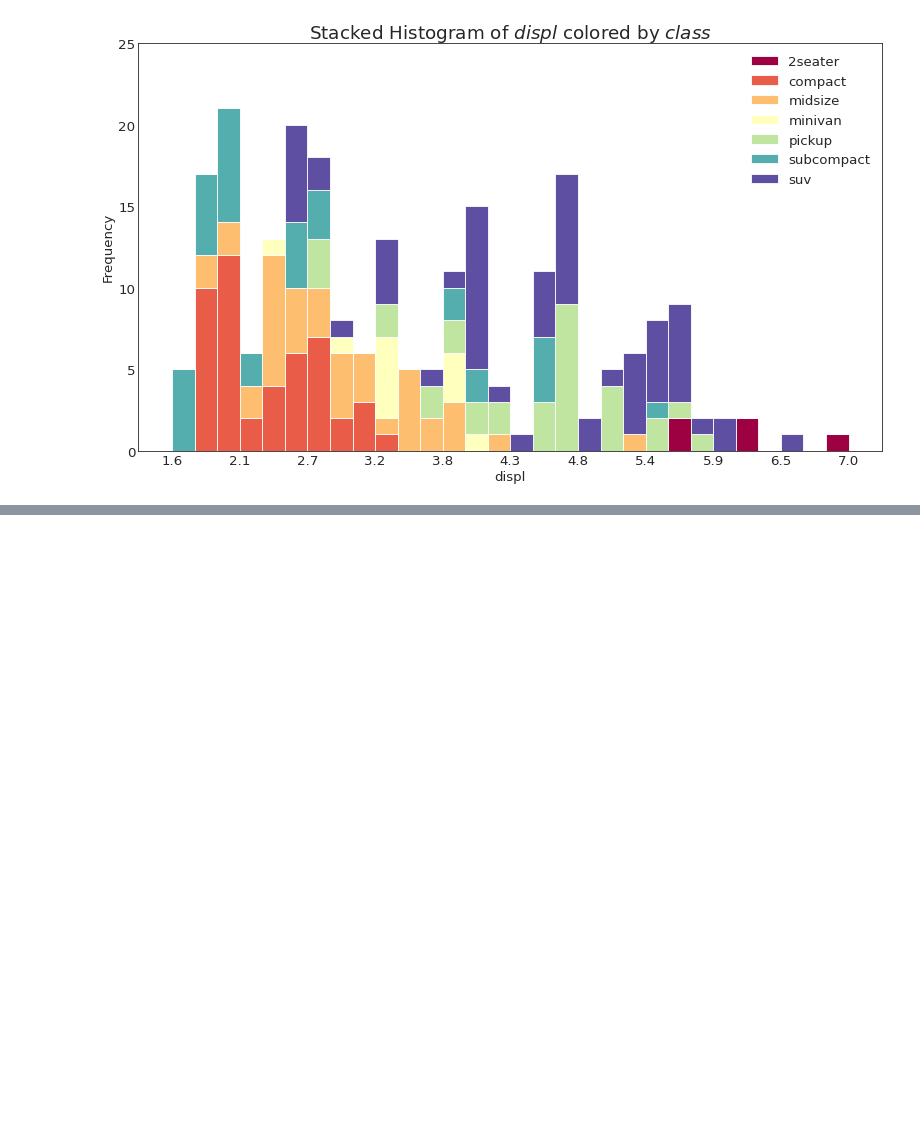
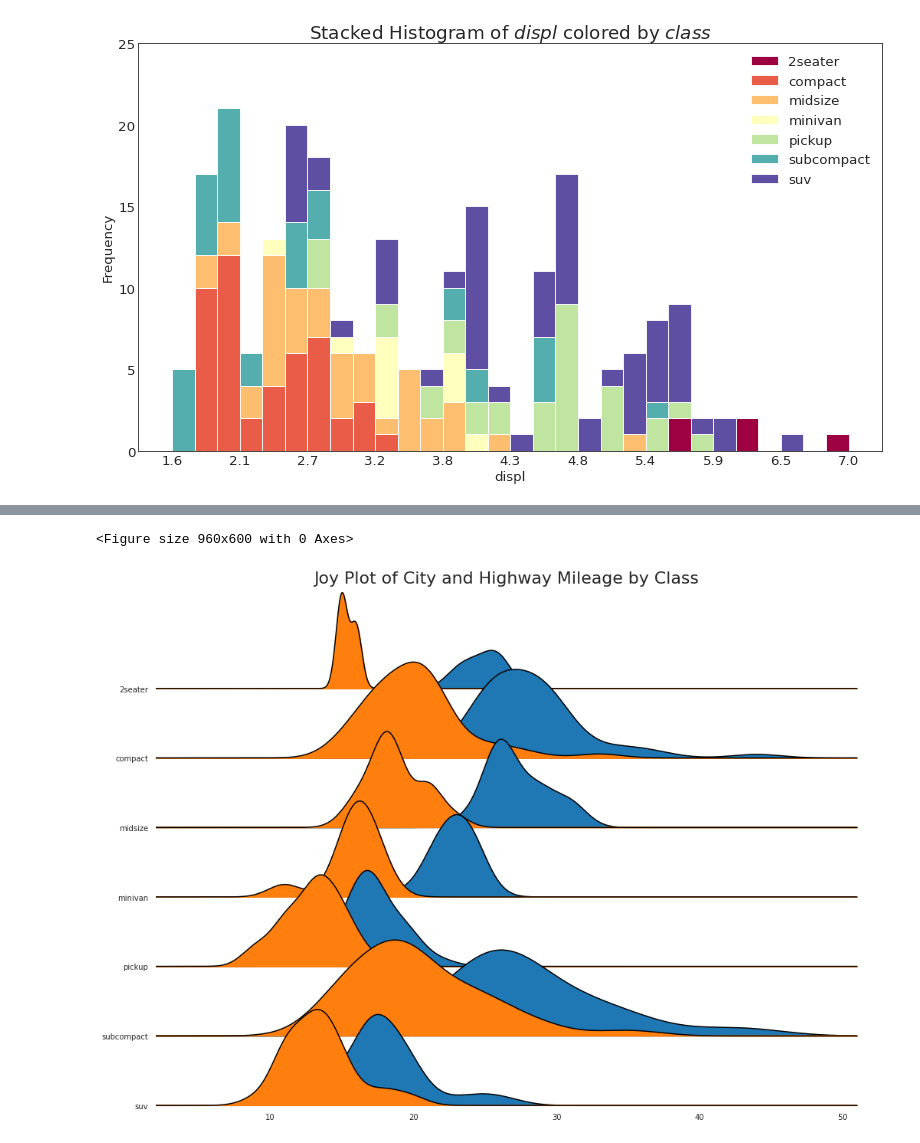
Before and after one commit to BlankSpacePlus/python-matplotlib-top-50, a Jupyter notebook: src/main.ipynb, the cells around one changed output, grey strips where cells are left out. Cells and saved outputs as stored; diff of their text form; code cells hidden in the pictures; blank space fills up the shorter version.

```diff
--- a/src/main.ipynb
+++ b/src/main.ipynb
@@ -741,0 +833,17 @@ plt.show()
+# %%
+import joypy
+
+# Import Data
+# mpg = pd.read_csv("https://github.com/selva86/datasets/raw/master/mpg_ggplot2.csv")
+mpg = pd.read_csv("../data/mpg_ggplot2.csv")
+
+# Draw Plot
+plt.figure(figsize=(16, 10), dpi=60)
+fig, axes = joypy.joyplot(mpg, column=['hwy', 'cty'], by="class", ylim='own', figsize=(14, 10))
+
+# Decoration
+plt.title('Joy Plot of City and Highway Mileage by Class', fontsize=22)
+plt.show()
+# %% [output]
+<Figure size 960x600 with 0 Axes>
+[figure, added]
```
Also changed, not shown: parts of 20 cells of this notebook, 7 other files.
